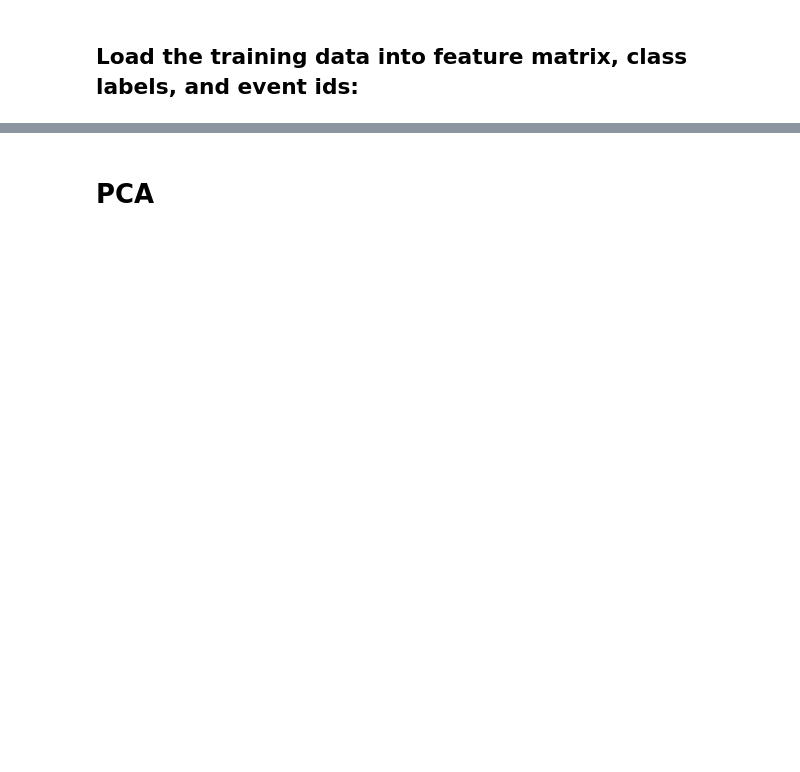
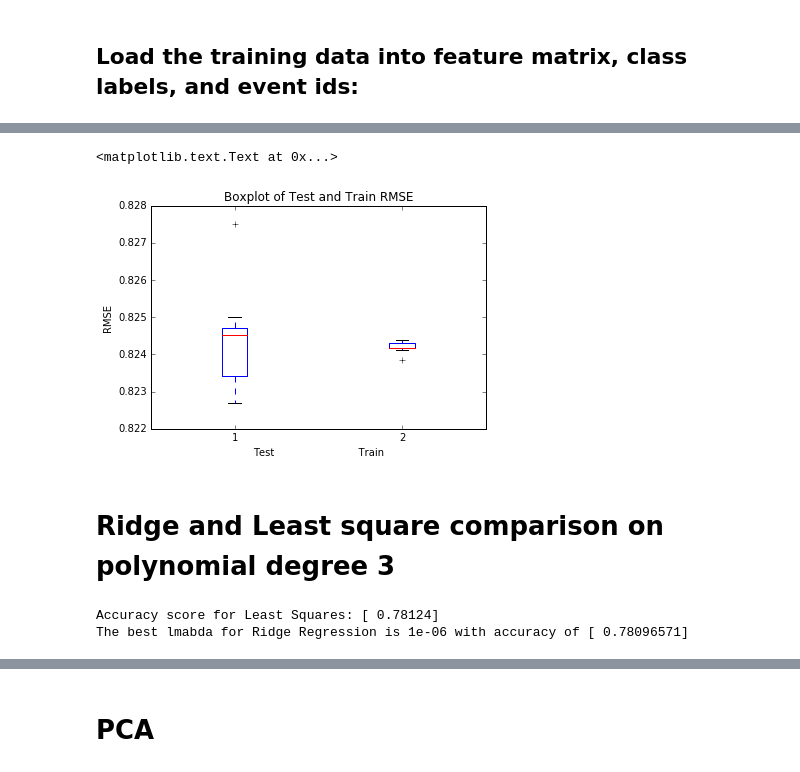
Before and after one commit to PaluchowskiMatthew/MachineLearning, a Jupyter notebook: Projects/project1/scripts/project1_laz.ipynb, the cells around one changed output, grey strips where cells are left out. Cells and saved outputs as stored; diff of their text form; code cells hidden in the pictures; blank space fills up the shorter version.

```diff
--- a/Projects/project1/scripts/project1_laz.ipynb
+++ b/Projects/project1/scripts/project1_laz.ipynb
@@ -135,6 +147,14 @@ plt.plot(range(0,k_folds), rmse_te_CLS, color='r')
 # %%
 #plot variance and mean of test/train error of Least squares
 plt.boxplot([rmse_te_CLS, rmse_tr_CLS])
+plt.xlabel("Test                           Train")
+plt.ylabel("RMSE")
+plt.title("Boxplot of Test and Train RMSE")
+# %% [output]
+<matplotlib.text.Text at 0x...>
+[figure, added]
+# %% [markdown]
+# Ridge and Least square comparison on polynomial degree 3
 # %%
 #***** RIDGE AND LEAST SQUARE ON POLYNOMIAL BASIS FUNCTION DATASET
 
@@ -166,7 +186,7 @@ w = np.ones((tx_train_square.shape[1], 1))
 w_LS_pow3, rmse_LS_pow3 = least_squares(y_train, tx_train_square)
 y_pred_LS = predict_labels(w_LS_pow3, tx_test_square)
 f1_LS_pow3 = sum(abs(y_test-y_pred_LS))/(2*len(y_pred_LS))
-print("f1 score for LS: {f}".format(f=1-f1_LS_pow3))
+print("Accuracy score for Least Squares: {f}".format(f=1-f1_LS_pow3))
 
 #calculate accuracy for different lambdas (use cross_validation_ridge() for cross folds)
 lambds = np.logspace(-6, -5, 50)
@@ -176,12 +196,19 @@ k_folds = 5
 seed = 1
 f1_mean = []
 f1_std = []
+weights_ridge = np.zeros((tx_train_square.shape[1], 1))
+
+#Find the best lambda on the interval
 for lamb in lambds:
     w_rid, r = ridge_regression(y_train, tx_train_square, lamb)
     y_pred_rid = predict_labels(w_rid, tx_test_square)
     f1_rid = sum(abs(y_test-y_pred_rid))/(2*len(y_pred_rid))
+    weights_ridge = np.hstack((weights_ridge, w_rid))
     if f1_rid < best_f1:
         best_lamb = lamb
         best_f1 = f1_rid
 
-print("the best lmabda is {bl} with {f}".format(bl=best_lamb, f=1-best_f1))
+print("The best lmabda for Ridge Regression is {bl} with accuracy of {f}".format(bl=best_lamb, f=1-best_f1))
+# %% [output]
+Accuracy score for Least Squares: [ 0.78124]
+The best lmabda for Ridge Regression is 1e-06 with accuracy of [ 0.78096571]
```
Also changed, not shown: parts of 30 cells of this notebook, 3 other files.
